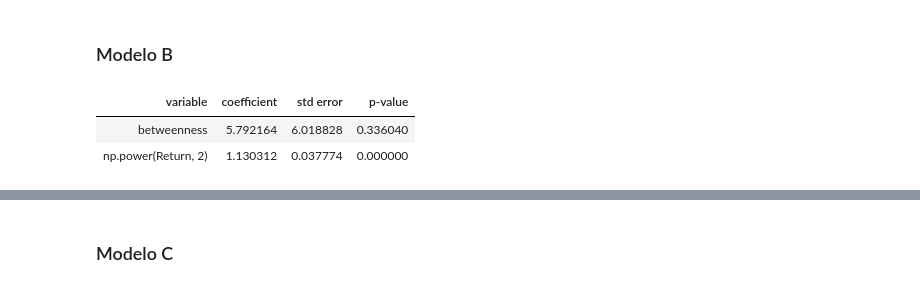
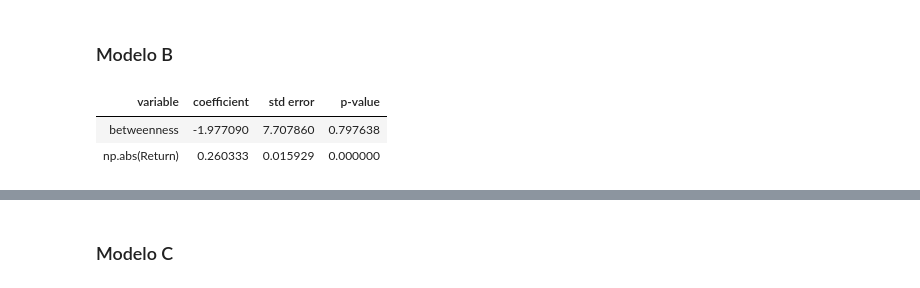
Before and after one commit to arthurchieppe/redsoc-projeto, a Jupyter notebook: modelos.ipynb, the cells around one changed output, grey strips where cells are left out. Drawn from its saved outputs; the diff is of its cells as text; code cells hidden in the pictures.

```diff
--- a/modelos.ipynb
+++ b/modelos.ipynb
@@ -11,7 +11,7 @@ from netpixi.integration.gt import *
 from regression.integration.gt import *
 from graph_tool import centrality
 # %%
-metrics = pd.read_csv("metricas.csv")
+metrics = pd.read_csv("metrics_volume.csv")
 # %%
 metrics
 # %% [output]
@@ -31,4 +30,0 @@ metrics
-# %%
-metrics["Return"] = metrics["1Y Return"]
-metrics["Volatility"] = metrics["1Y Volatility"]
-metrics["Sharpe"] = metrics["1Y Sharpe"]
@@ -53,10 +60,10 @@ result.plot_residuals()
 # %% [markdown]
 ### Modelo B
 # %%
-result = reg.linear(data=metrics, formula='Volatility ~ betweenness + np.power(Return, 2)')
+result = reg.linear(data=metrics, formula='Volatility ~ betweenness + np.abs(Return)')
 
 result.micro_summary()
 # %% [output]
 | variable | coefficient | std error | p-value |
-| betweenness | 5.792164 | 6.018828 | 0.336040 |
-| np.power(Return, 2) | 1.130312 | 0.037774 | 0.000000 |
+| betweenness | -1.977090 | 7.707860 | 0.797638 |
+| np.abs(Return) | 0.260333 | 0.015929 | 0.000000 |
```
Also changed, not shown: parts of 49 cells of this notebook, 9 other files.
